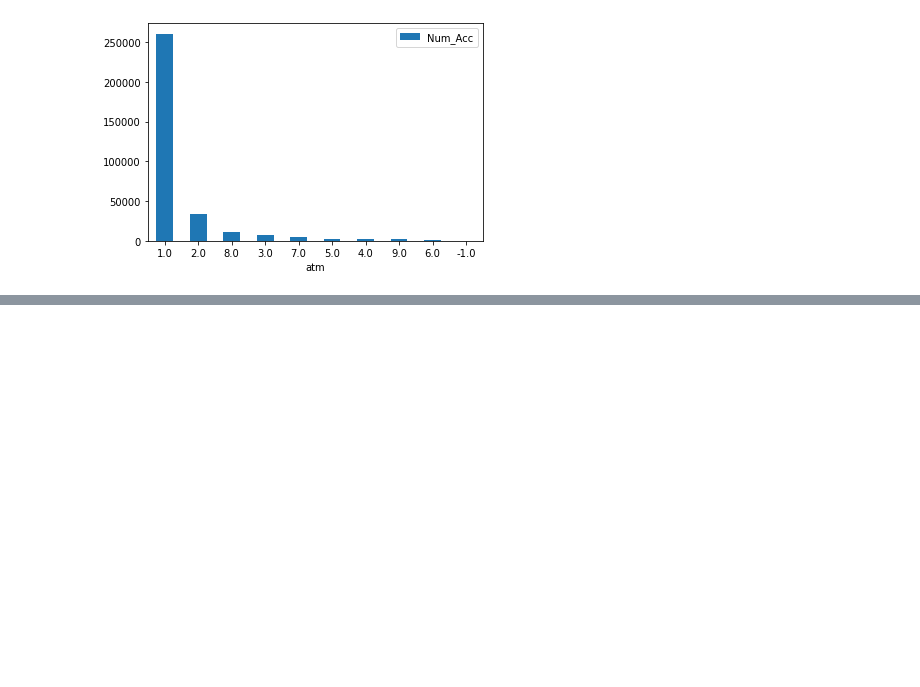
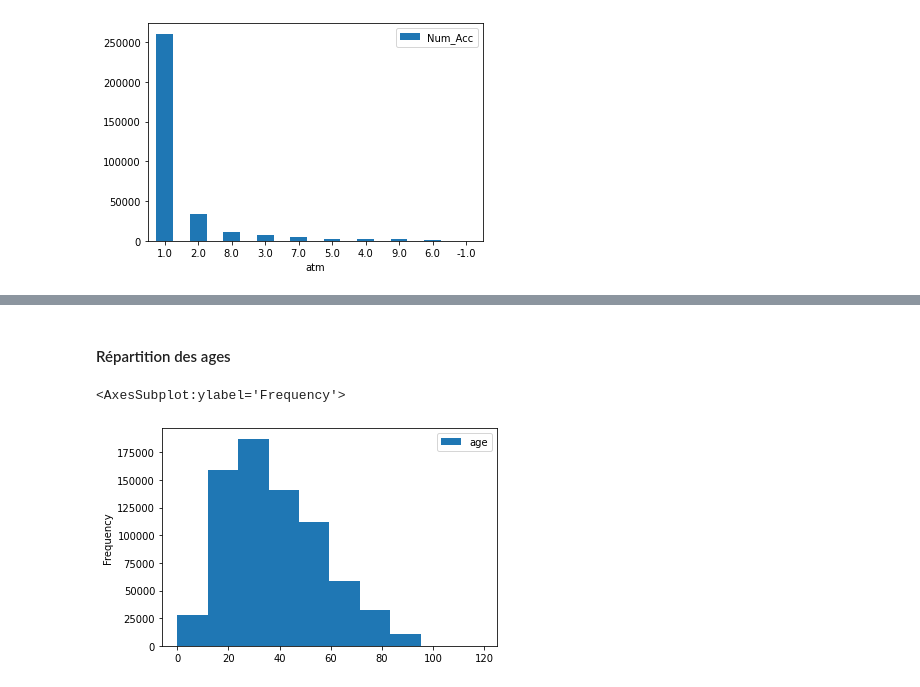
Before and after one commit to thomas-marquis/datascience-securite-routiere, a Jupyter notebook: notebooks/1.1-tm-description.ipynb, the cells around one changed output, grey strips where cells are left out. Saved outputs shown, nothing was run; the diff lists cells and outputs as text; code cells hidden in the pictures; blank space fills up the shorter version.

Commit message:
victims dataset description

```diff
--- a/notebooks/1.1-tm-description.ipynb
+++ b/notebooks/1.1-tm-description.ipynb
@@ -101,0 +114,4 @@ acc_df.groupby(by=['atm']).count().sort_values('Num_Acc', ascending=False)[['Num
+# %%
+vic_df = utils.get_dataset(get_path_interim(Datasets.VICTIMS),
+                           dtypes=dtypes_featured(Datasets.VICTIMS, base_path='../'))
+vic_df
@@ -101,0 +133,7 @@ acc_df.groupby(by=['atm']).count().sort_values('Num_Acc', ascending=False)[['Num
+# %% [markdown]
+#### Répartition des ages
+# %%
+vic_df[['age']].plot.hist()
+# %% [output]
+<AxesSubplot:ylabel='Frequency'>
+[figure, added]
```
Also changed, not shown: parts of 12 cells of this notebook.
